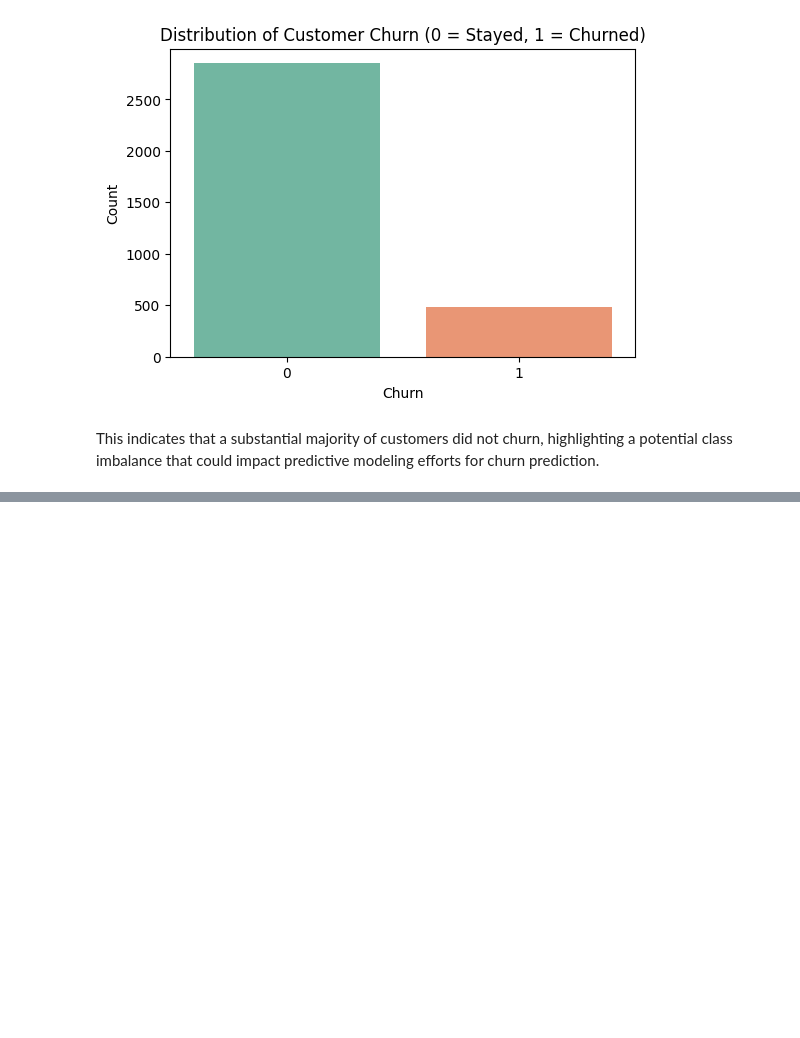
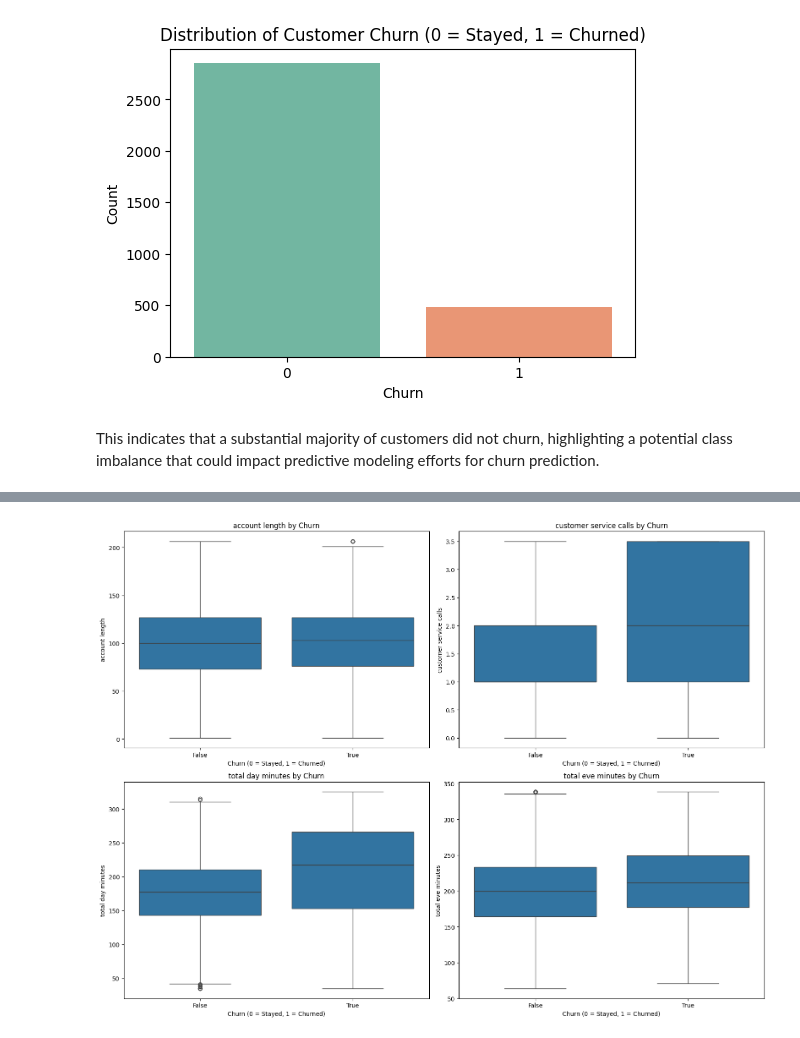
Before and after one commit to KabiraKabira7/customer_churn_modelling_phase_3_project, a Jupyter notebook: customer_churn_modeling_phase3.ipynb, the cells around one changed output, grey strips where cells are left out. Cells and saved outputs as stored; diff of their text form; code cells hidden in the pictures; blank space fills up the shorter version.

```diff
--- a/customer_churn_modeling_phase3.ipynb
+++ b/customer_churn_modeling_phase3.ipynb
@@ -361,0 +392,19 @@ This indicates that a substantial majority of customers did not churn, highlight
+# %%
+# Boxplots to compare distributions of key numerical features across churn status.
+# This helps visualize which variables differ significantly between churned and non-churned customers.
+# Features like customer service calls and account length may show stronger separation,
+# indicating their potential usefulness in predicting churn.
+num_vars = ['account length', 'customer service calls', 'total day minutes', 'total eve minutes']
+plt.figure(figsize=(16, 12))
+
+for i, var in enumerate(num_vars, 1):
+    plt.subplot(2, 2, i)
+    sns.boxplot(x='churn', y=var, data=df)
+    plt.title(f'{var} by Churn')
+    plt.xlabel('Churn (0 = Stayed, 1 = Churned)')
+    plt.ylabel(var)
+
+plt.tight_layout()
+plt.show()
+# %% [output]
+[figure, added]
```
Also changed, not shown: parts of 5 cells of this notebook.
